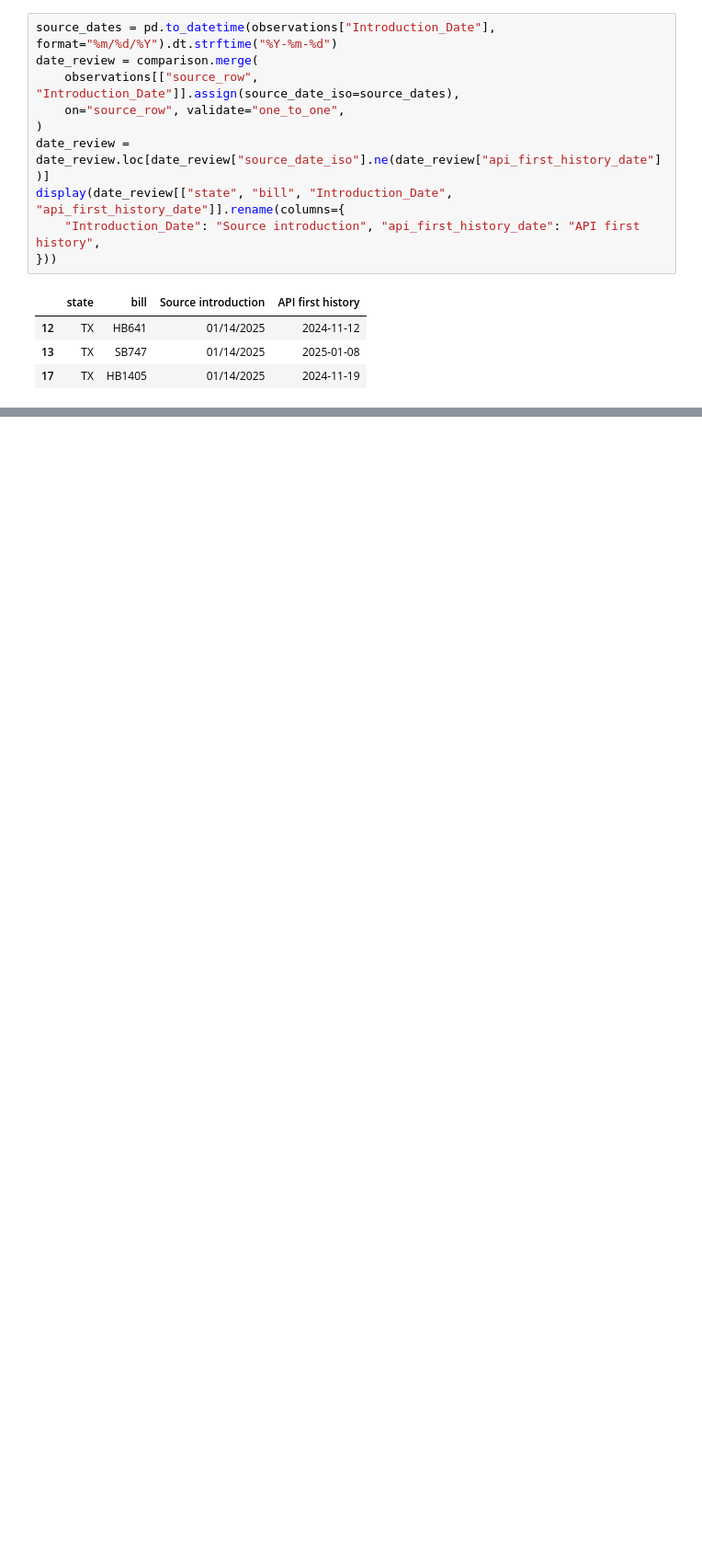
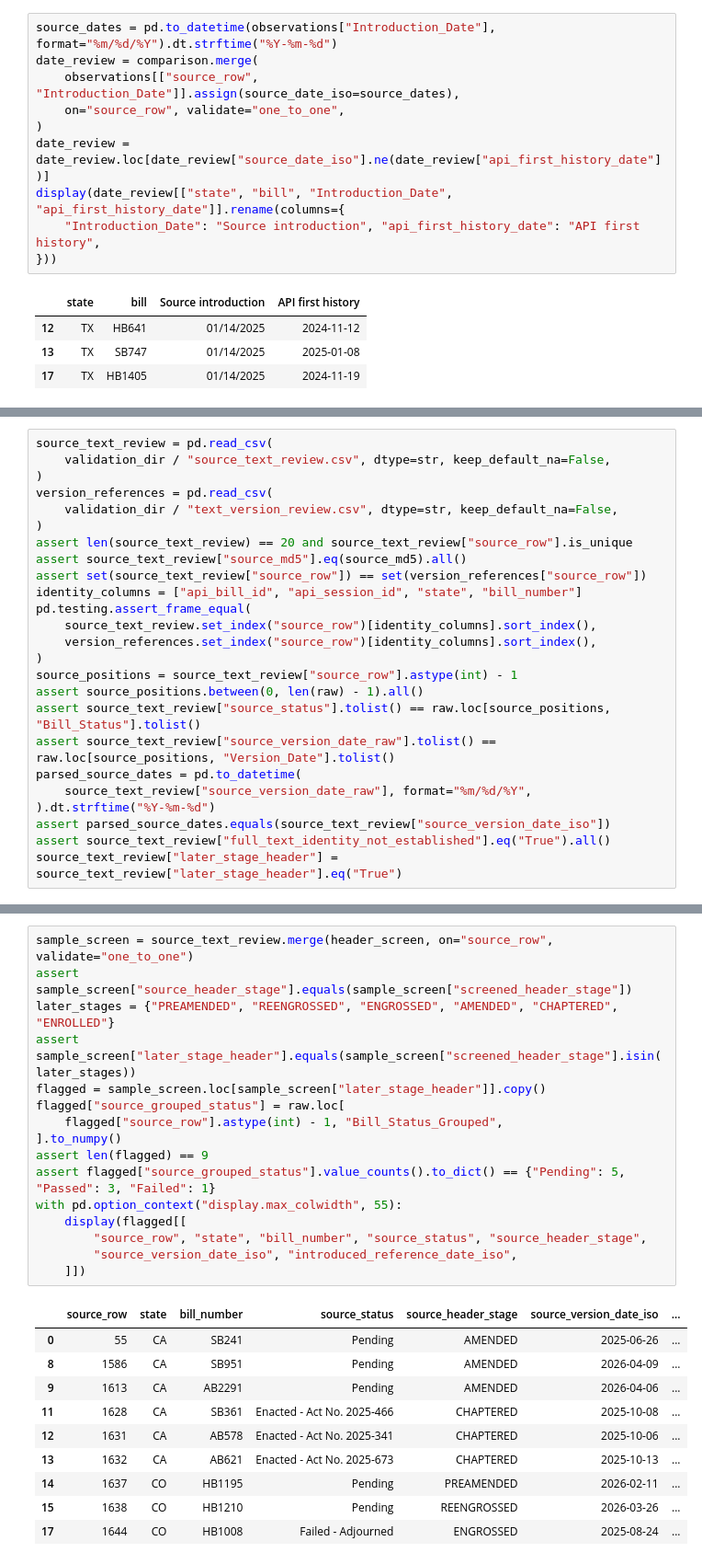
Before and after one commit to dhMontes/siads696-state-of-ai, a Jupyter notebook: notebooks/04_source_validation.ipynb, the cells around one changed output, grey strips where cells are left out. Shown at 92% size. Saved outputs shown, nothing was run; the diff lists cells and outputs as text; blank space fills up the shorter version.

Commit message:
Add source-text review and outcome timing guidance

```diff
--- a/notebooks/04_source_validation.ipynb
+++ b/notebooks/04_source_validation.ipynb
@@ -156,0 +163,25 @@ display(date_review[["state", "bill", "Introduction_Date", "api_first_history_da
+# %%
+source_text_review = pd.read_csv(
+    validation_dir / "source_text_review.csv", dtype=str, keep_default_na=False,
+)
+version_references = pd.read_csv(
+    validation_dir / "text_version_review.csv", dtype=str, keep_default_na=False,
+)
+assert len(source_text_review) == 20 and source_text_review["source_row"].is_unique
+assert source_text_review["source_md5"].eq(source_md5).all()
+assert set(source_text_review["source_row"]) == set(version_references["source_row"])
+identity_columns = ["api_bill_id", "api_session_id", "state", "bill_number"]
+pd.testing.assert_frame_equal(
+    source_text_review.set_index("source_row")[identity_columns].sort_index(),
+    version_references.set_index("source_row")[identity_columns].sort_index(),
+)
+source_positions = source_text_review["source_row"].astype(int) - 1
+assert source_positions.between(0, len(raw) - 1).all()
+assert source_text_review["source_status"].tolist() == raw.loc[source_positions, "Bill_Status"].tolist()
+assert source_text_review["source_version_date_raw"].tolist() == raw.loc[source_positions, "Version_Date"].tolist()
+parsed_source_dates = pd.to_datetime(
+    source_text_review["source_version_date_raw"], format="%m/%d/%Y",
+).dt.strftime("%Y-%m-%d")
+assert parsed_source_dates.equals(source_text_review["source_version_date_iso"])
+assert source_text_review["full_text_identity_not_established"].eq("True").all()
+source_text_review["later_stage_header"] = source_text_review["later_stage_header"].eq("True")
@@ -156,0 +253,27 @@ display(date_review[["state", "bill", "Introduction_Date", "api_first_history_da
+# %%
+sample_screen = source_text_review.merge(header_screen, on="source_row", validate="one_to_one")
+assert sample_screen["source_header_stage"].equals(sample_screen["screened_header_stage"])
+later_stages = {"PREAMENDED", "REENGROSSED", "ENGROSSED", "AMENDED", "CHAPTERED", "ENROLLED"}
+assert sample_screen["later_stage_header"].equals(sample_screen["screened_header_stage"].isin(later_stages))
+flagged = sample_screen.loc[sample_screen["later_stage_header"]].copy()
+flagged["source_grouped_status"] = raw.loc[
+    flagged["source_row"].astype(int) - 1, "Bill_Status_Grouped",
+].to_numpy()
+assert len(flagged) == 9
+assert flagged["source_grouped_status"].value_counts().to_dict() == {"Pending": 5, "Passed": 3, "Failed": 1}
+with pd.option_context("display.max_colwidth", 55):
+    display(flagged[[
+        "source_row", "state", "bill_number", "source_status", "source_header_stage",
+        "source_version_date_iso", "introduced_reference_date_iso",
+    ]])
+# %% [output]
+|  | source_row | state | bill_number | source_status | source_header_stage | source_version_date_iso | ... |
+| 0 | 55 | CA | SB241 | Pending | AMENDED | 2025-06-26 | ... |
+| 8 | 1586 | CA | SB951 | Pending | AMENDED | 2026-04-09 | ... |
+| 9 | 1613 | CA | AB2291 | Pending | AMENDED | 2026-04-06 | ... |
+| 11 | 1628 | CA | SB361 | Enacted - Act No. 2025-466 | CHAPTERED | 2025-10-08 | ... |
+| 12 | 1631 | CA | AB578 | Enacted - Act No. 2025-341 | CHAPTERED | 2025-10-06 | ... |
+| 13 | 1632 | CA | AB621 | Enacted - Act No. 2025-673 | CHAPTERED | 2025-10-13 | ... |
+| 14 | 1637 | CO | HB1195 | Pending | PREAMENDED | 2026-02-11 | ... |
+| 15 | 1638 | CO | HB1210 | Pending | REENGROSSED | 2026-03-26 | ... |
+| 17 | 1644 | CO | HB1008 | Failed - Adjourned | ENGROSSED | 2025-08-24 | ... |
```
Also changed, not shown: parts of 7 cells of this notebook, 3 other files.
